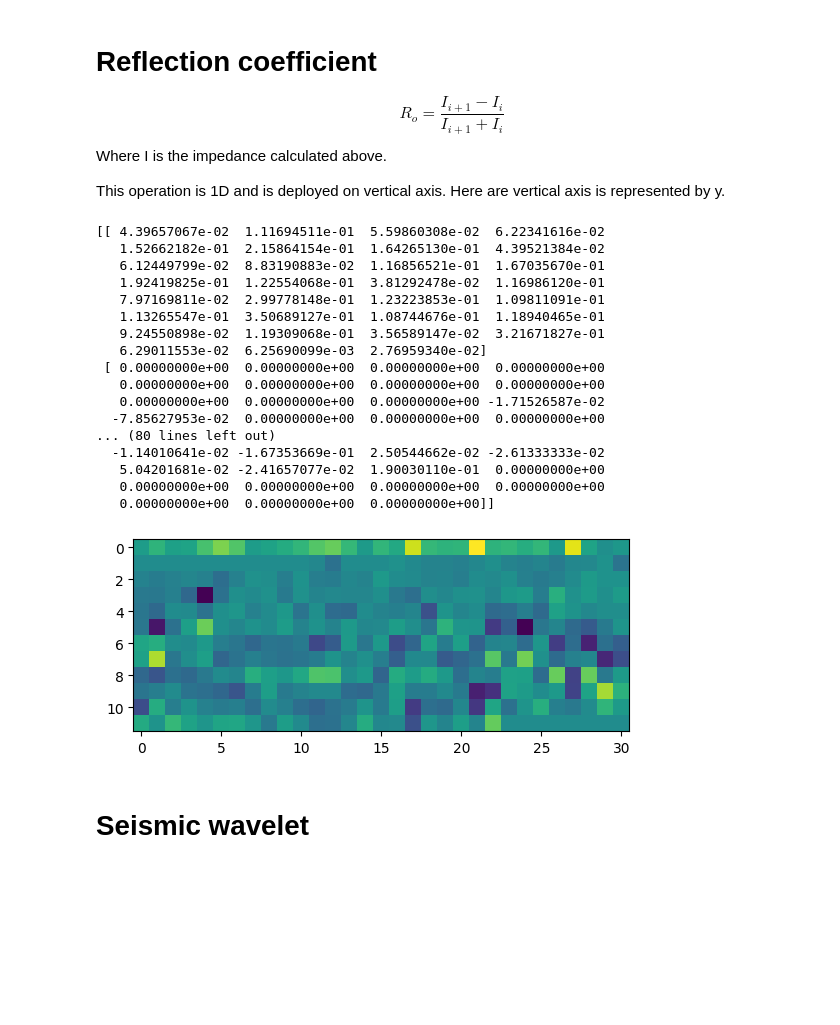
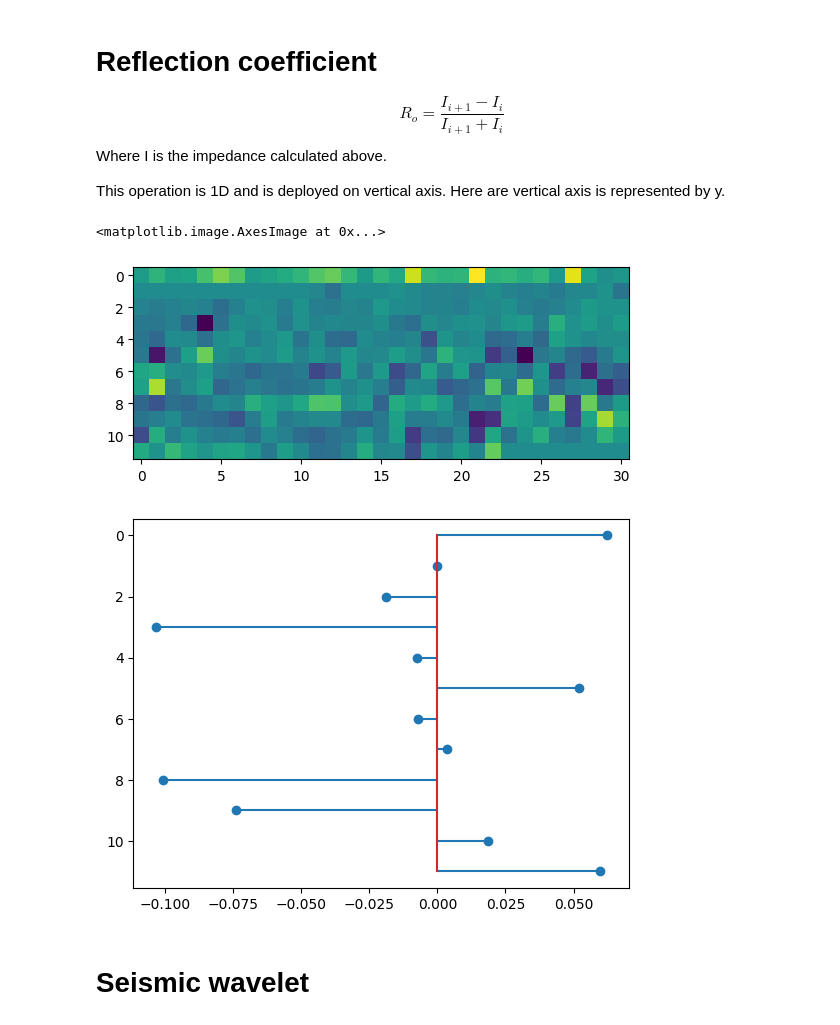
Before and after one commit to Dunckleosteus/seismic, a Jupyter notebook: seismic.ipynb, the cells around one changed output. Drawn from its saved outputs; the diff is of its cells as text; code cells hidden in the pictures; blank space fills up the shorter version.

```diff
--- a/seismic.ipynb
+++ b/seismic.ipynb
@@ -109,26 +109,14 @@ I     = np.roll(impedance_matrix, shift=1, axis=0)[:-1, :] # n+1
 In1  = impedance_matrix[1:, :] # n
 reflection_coeff = (In1 - I) / (In1 + I)
 plt.imshow(reflection_coeff)
-print(reflection_coeff)
 # %% [output]
-[[ 4.39657067e-02  1.11694511e-01  5.59860308e-02  6.22341616e-02
-   1.52662182e-01  2.15864154e-01  1.64265130e-01  4.39521384e-02
-   6.12449799e-02  8.83190883e-02  1.16856521e-01  1.67035670e-01
-   1.92419825e-01  1.22554068e-01  3.81292478e-02  1.16986120e-01
-   7.97169811e-02  2.99778148e-01  1.23223853e-01  1.09811091e-01
-   1.13265547e-01  3.50689127e-01  1.08744676e-01  1.18940465e-01
-   9.24550898e-02  1.19309068e-01  3.56589147e-02  3.21671827e-01
-   6.29011553e-02  6.25690099e-03  2.76959340e-02]
- [ 0.00000000e+00  0.00000000e+00  0.00000000e+00  0.00000000e+00
-   0.00000000e+00  0.00000000e+00  0.00000000e+00  0.00000000e+00
-   0.00000000e+00  0.00000000e+00  0.00000000e+00 -1.71526587e-02
-  -7.85627953e-02  0.00000000e+00  0.00000000e+00  0.00000000e+00
-... (80 lines left out)
-  -1.14010641e-02 -1.67353669e-01  2.50544662e-02 -2.61333333e-02
-   5.04201681e-02 -2.41657077e-02  1.90030110e-01  0.00000000e+00
-   0.00000000e+00  0.00000000e+00  0.00000000e+00  0.00000000e+00
-   0.00000000e+00  0.00000000e+00  0.00000000e+00]]
+<matplotlib.image.AxesImage at 0x...>
 [figure]
+# %%
+plt.stem(reflection_coeff[:, 3], orientation='horizontal')
+plt.gca().invert_yaxis()
+# %% [output]
+[figure, added]
 # %% [markdown]
 # Seismic wavelet
 # %%
```
Also changed, not shown: parts of 1 cell of this notebook.
